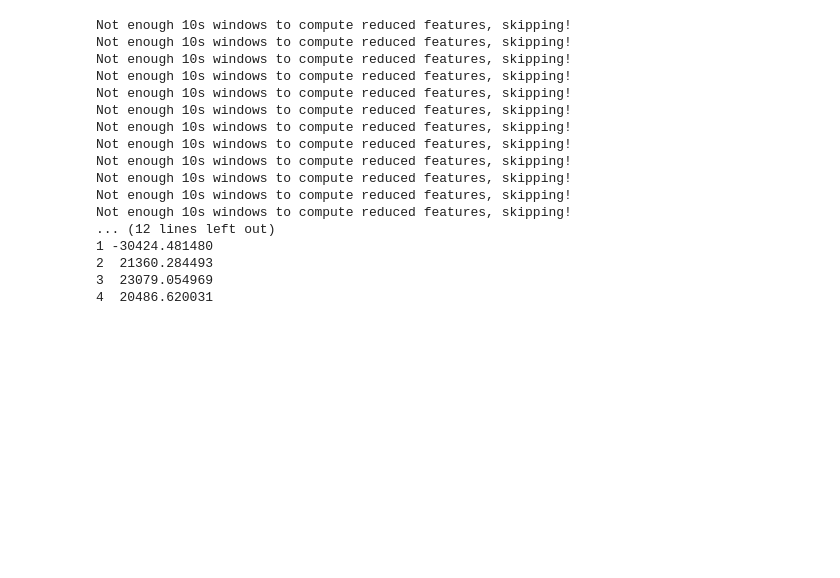
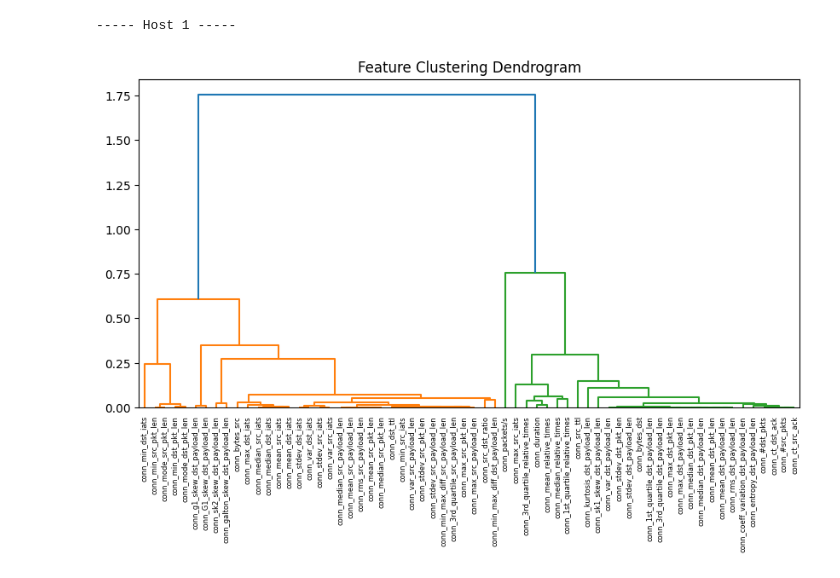
Before and after one commit to JannisMeyer/HSP_IDS, a Jupyter notebook: get_and_display_data.ipynb, the cells around one changed output. Drawn from its saved outputs; the diff is of its cells as text; code cells hidden in the pictures; blank space fills up the shorter version.

Commit message:
added hierarchical clustering of correlations

```diff
--- a/get_and_display_data.ipynb
+++ b/get_and_display_data.ipynb
@@ -1,49 +1,34 @@
 # %%
 import data_analysis.data_processing as d
 
 # reload module to bypass caching
 import importlib
 importlib.reload(d)
 
 # treat it as a long path to avoid path length issues
 test_window_path = d.Path(r'\\?\C:\Users\jannis\Documents\HSP_IDS\Material\Aktuell\2025-02-17_11-14-33_192.168.1.0-normal_1\1554220324.748197-1554220354.748197')
 test_window = d.ThirtySecWindow(test_window_path)
 test_data_set_path = d.Path(r'\\?\C:\Users\jannis\Documents\HSP_IDS\Material\Aktuell\2025-02-17_11-14-33_192.168.1.0-normal_1')
 
 # get connection features per host
-connection_features = d.get_connection_features_per_host(test_window, True)
+#connection_features = d.get_connection_features_per_host(test_window, True)
 
 # plot correlation heatmap
-#d.plot_correlation(test_window)
+d.plot_correlation(test_window, True)
 
 # show features
 #d.show_s3_features(test_window)
 #d.plot_s3_feature(test_window, 'sq_identifier')
 
 # iterate over feature sets yielded by the load-function and process
 #for connection_feature_set in d.load_windows_one_by_one(test_data_set_path):
  #   d.feed_to_model(connection_feature_set)
 
 # print reduced features for first connection of first host
 #df : d.pd.DataFrame = list(list(connection_features.values())[0].values())[1]
 #df.dropna(axis=1, inplace=True)
 #df = df.loc[:, df.dtypes != bool]
 #print(df)
 # %% [output]
-Not enough 10s windows to compute reduced features, skipping!
-Not enough 10s windows to compute reduced features, skipping!
-Not enough 10s windows to compute reduced features, skipping!
-Not enough 10s windows to compute reduced features, skipping!
-Not enough 10s windows to compute reduced features, skipping!
-Not enough 10s windows to compute reduced features, skipping!
-Not enough 10s windows to compute reduced features, skipping!
-Not enough 10s windows to compute reduced features, skipping!
-Not enough 10s windows to compute reduced features, skipping!
-Not enough 10s windows to compute reduced features, skipping!
-Not enough 10s windows to compute reduced features, skipping!
-Not enough 10s windows to compute reduced features, skipping!
-... (12 lines left out)
-1 -30424.481480
-2  21360.284493
-3  23079.054969
-4  20486.620031
+----- Host 1 -----
+[figure, added]
```
Also changed, not shown: 1 other file.
